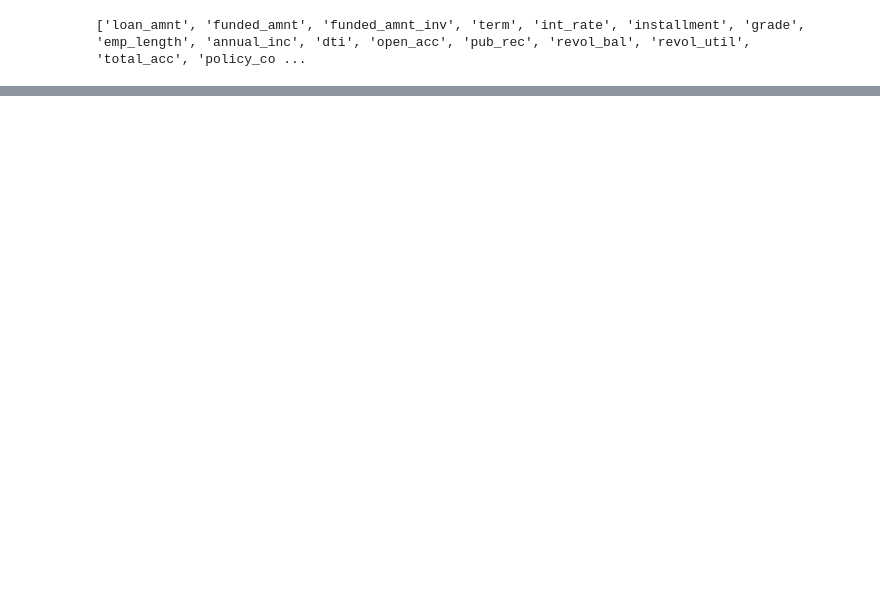
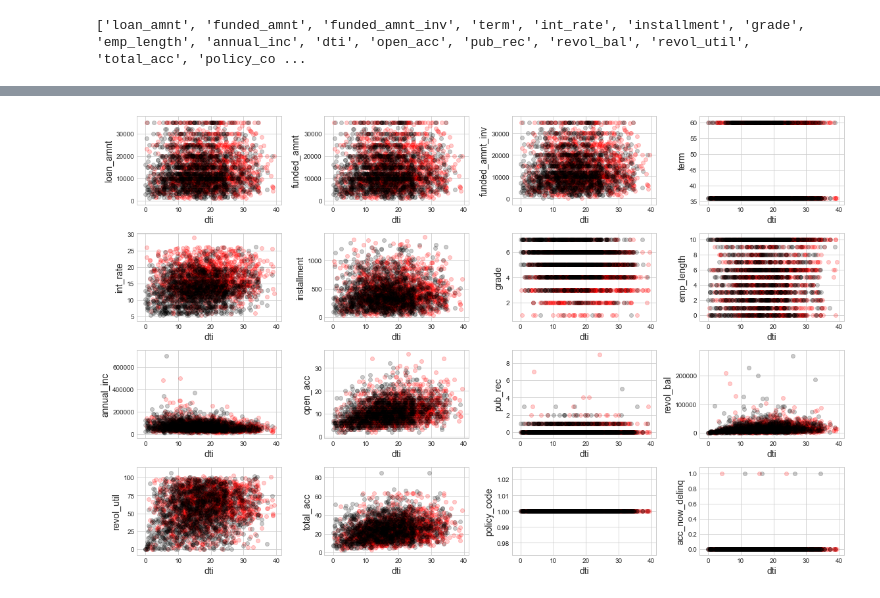
Before and after one commit to pandrewg/Lending-Club, a Jupyter notebook: analysis pt1.ipynb, the cells around one changed output, grey strips where cells are left out. Drawn from its saved outputs; the diff is of its cells as text; code cells hidden in the pictures; blank space fills up the shorter version.

```diff
--- a/analysis pt1.ipynb
+++ b/analysis pt1.ipynb
@@ -82,21 +91,16 @@ targets = targets.apply(lambda x: outputmap[x])
 
 # model performs extremely well when using all features. need to strip away those that give obvious
 # 'hints' to our model about whether the loan will be charged off. (e.g. recoveries, collection recovery fee, etc..)
-# otherwise the problem is fairly trivial...we no longer consider this case
+# otherwise the problem is fairly trivial...we do not consider this case past this block of code and the next
 # remove revol_util and tot_coll_amt... these cols have NaN values that will be filled on the actual model
 
 numerical_all.remove('revol_util')
 numerical_all.remove('tot_coll_amt')
 
-from sklearn.model_selection import train_test_split
 from sklearn.linear_model import LogisticRegression
 from sklearn.metrics import accuracy_score
 
-features_train, features_test, targets_train, targets_test = \
-    train_test_split(features,targets,random_state=10,test_size=0.2)
-
 lr_all = LogisticRegression()
 lr_all.fit(features_train[numerical_all],targets_train)
-accuracy_score(lr_all.predict(features_test[numerical_all]),targets_test)
-accuracy_score(lr_all.predict(features_test[numerical_all]),targets_test)
+print(accuracy_score(lr_all.predict(features_test[numerical_all]),targets_test))
 # %% [output]
@@ -130,15 +155,17 @@ def NaN_estimator(dataframe,column):
 # we can incorporate this process into the function, and take better means
 
 features_train = NaN_estimator(features_train,'revol_util')
-features_train[features_train.revol_util.isnull()] = features_train.revol_util.mean()
+features_train.loc[features_train[features_train.revol_util.isnull()].index,'revol_util'] = features_train.revol_util.mean()
 
 features_test = NaN_estimator(features_test,'revol_util')
-features_test[features_test.revol_util.isnull()] = features_test.revol_util.mean()
+features_test.loc[features_test[features_test.revol_util.isnull()].index,'revol_util'] = features_test.revol_util.mean()
 # %%
 # there remain 3000 null values. again, use a more general avergae
 
 features_train = NaN_estimator(features_train,'tot_coll_amt')
-features_train[features_train.tot_coll_amt.isnull()] = features_train.tot_coll_amt.mean()
+features_train.loc[features_train[features_train.tot_coll_amt.isnull()].index,'tot_coll_amt'] = \
+    features_train.tot_coll_amt.mean()
 
 features_test = NaN_estimator(features_test,'tot_coll_amt')
-features_test[features_test.tot_coll_amt.isnull()] = features_test.tot_coll_amt.mean()
+features_test.loc[features_test[features_test.tot_coll_amt.isnull()].index,'tot_coll_amt'] = \
+    features_test.tot_coll_amt.mean()
@@ -145,3 +192,35 @@ features_test[features_test.tot_coll_amt.isnull()] = features_test.tot_coll_amt.
+# %%
+# for most features plotted against debt-to-income, there is little distinct separation between classes as we vary the
+# feature values. (dti should be a major risk factor, but there is much overlap between classes)
+# model performs very well for positive classes because it predicts the positive class so often
+
+# how do we find the negative classes which seem to be intertwined in noise within the positive classes?
+
+fig = plt.figure(figsize=(16,10))
+
+
+d = 0
+k = 0
+for i in range(len(numerical)):
+    features = ['dti',numerical[k]]
+    if features[1] == 'dti':
+        k += 1
+        d -= 1
+        continue
+
+    charged_off_sample = features_train[~targets_train.astype(bool)][features].sample(1500,random_state=2)
+    fully_paid_sample = features_train[targets_train.astype(bool)][features].sample(1500,random_state=2)
+
+    ax = fig.add_subplot(4,4,i+1+d)
+    ax.scatter(charged_off_sample[features[0]],charged_off_sample[features[1]],facecolor='r',alpha=0.2)
+    ax.scatter(fully_paid_sample[features[0]],fully_paid_sample[features[1]],facecolor='k',alpha=0.2)
+    ax.set_ylabel(features[1],fontsize=14)
+    ax.set_xlabel(features[0],fontsize=14)
+    k += 1
+
+plt.tight_layout()
+# %% [output]
+[figure, added]
 # %%
 # baseline score using limited features -- only those which could be known at time of loan origination
 # this problem is less trivial and provides a better baseline
```
Also changed, not shown: parts of 26 cells of this notebook.
